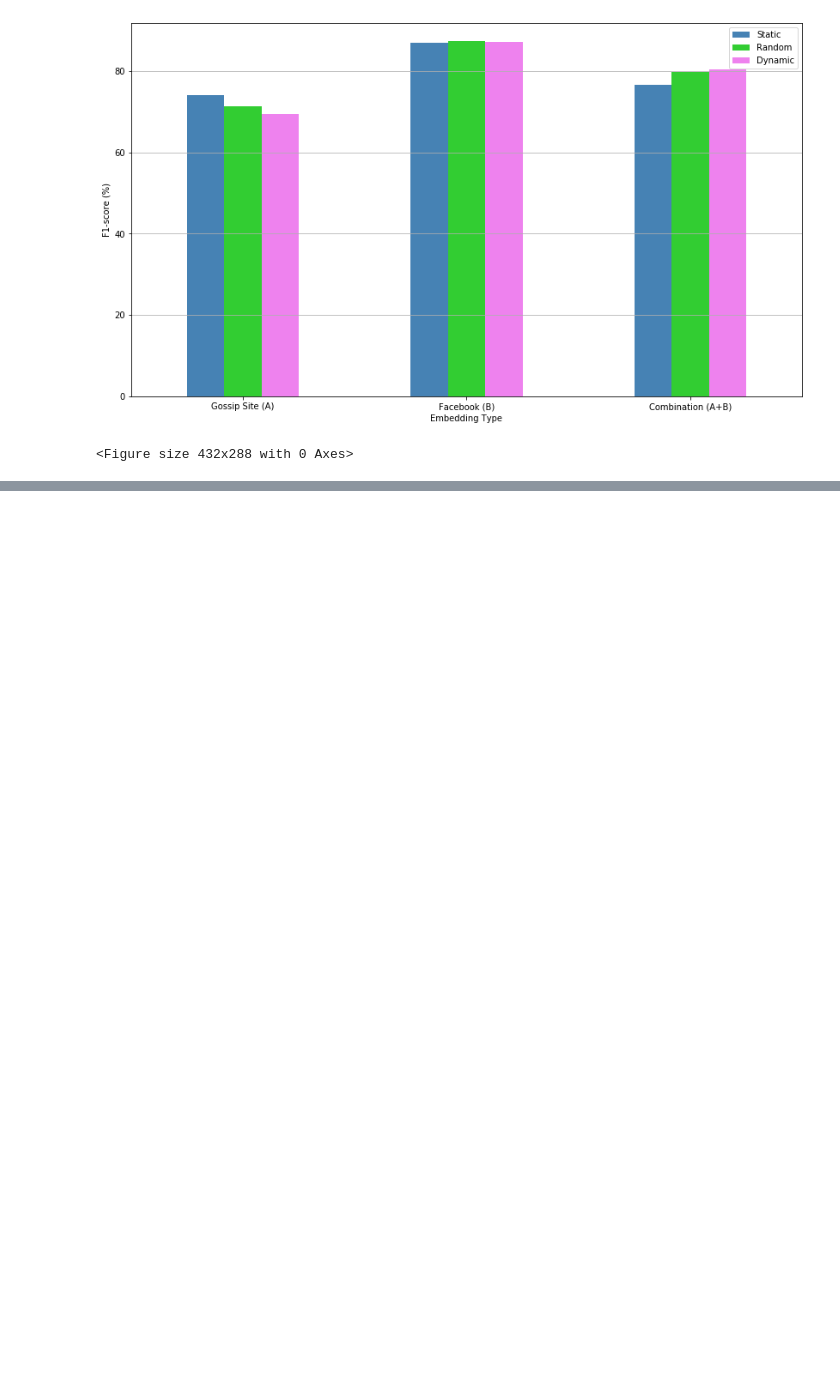
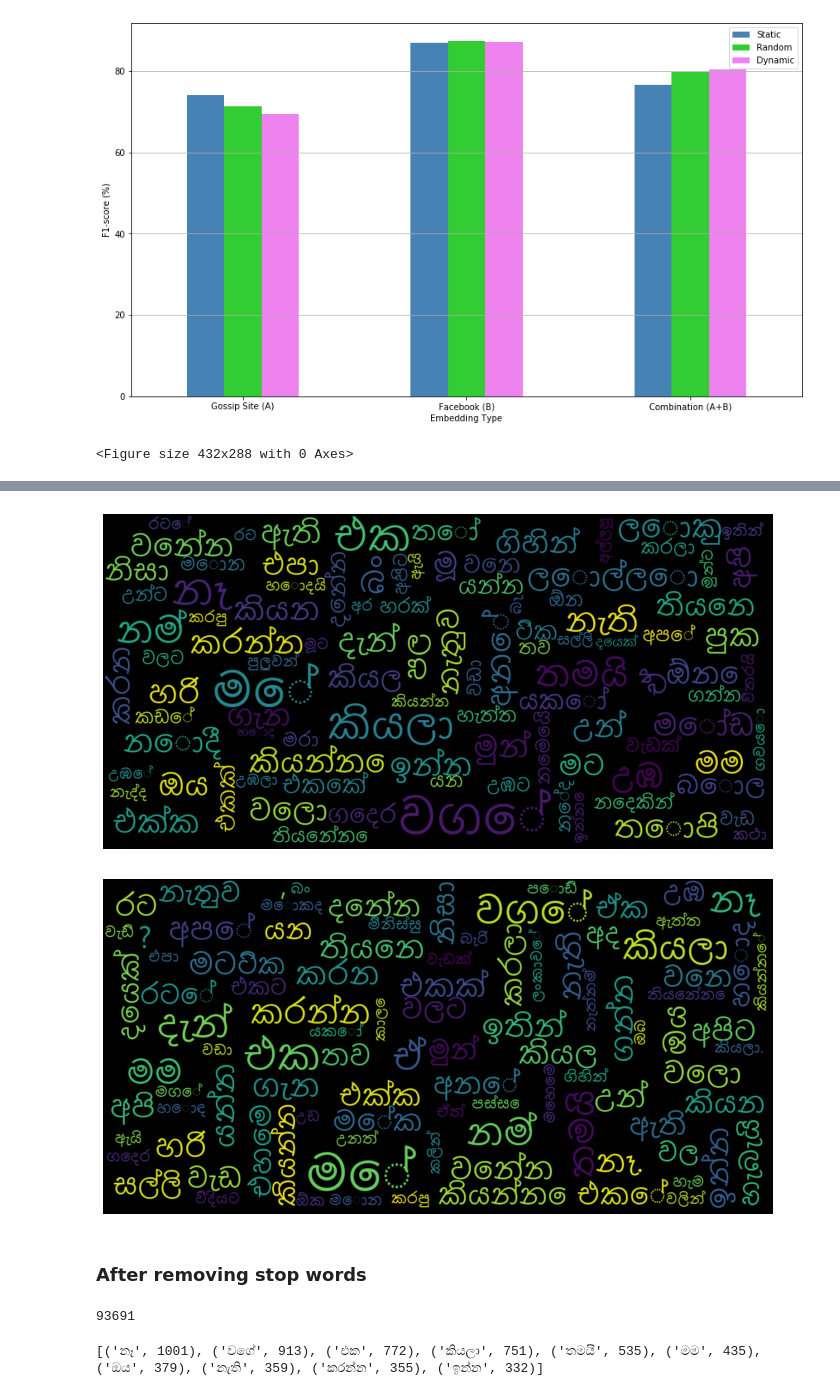
Before and after one commit to codekcg23/Sinhala-Hate-Speech-Detection, a Jupyter notebook: Results/visualize.ipynb, the cells around one changed output, grey strips where cells are left out. Cells and saved outputs as stored; diff of their text form; code cells hidden in the pictures; blank space fills up the shorter version.

```diff
--- a/Results/visualize.ipynb
+++ b/Results/visualize.ipynb
@@ -189,0 +221,2 @@ plt.show()
+# %%
+df = utills.preprocess(df_A,'comment')
@@ -189,0 +268,7 @@ plt.show()
+# %%
+words = [word for i in df[df['label'] == 0]['comment'].str.split() for word in i]
+
+counter = Counter(words)
+most_non_hate = counter.most_common()
+
+most_non_hate[:20]
@@ -189,0 +300,7 @@ plt.show()
+# %%
+hate_words = [ w[0] for w in most_hate]
+hate_counts = [ w[1] for w in most_hate]
+non_hate_words = [ w[0] for w in most_non_hate]
+non_hate_counts = [ w[1] for w in most_non_hate]
+hate_dict = dict(zip(hate_words, hate_counts))
+non_hate_dict = dict(zip(non_hate_words, non_hate_counts))
@@ -189,0 +332,26 @@ plt.show()
+# %%
+show_wordcloud(hate_dict)
+show_wordcloud(non_hate_dict)
+# %% [output]
+[figure, added]
+[figure, added]
+# %% [markdown]
+### After removing stop words
+# %%
+df['cleaned'] = df['cleaned'].apply(lambda x: utills.removeStopWords(x))
+word_count = df['cleaned'].apply(lambda x: len(x.split())).sum()
+word_count
+# %% [output]
+93691
+# %%
+from collections import Counter
+
+#plt.rc('font', family='Lohit Devanagari')
+
+results = Counter()
+df['cleaned'].str.split().apply(results.update)
+
+most = results.most_common()
+print(most[:10])
+# %% [output]
+[('නෑ', 1001), ('වගේ', 913), ('එක', 772), ('කියලා', 751), ('තමයි', 535), ('මම', 435), ('ඔය', 379), ('නැති', 359), ('කරන්න', 355), ('ඉන්න', 332)]
```
Also changed, not shown: parts of 31 cells of this notebook, 9 other files.
